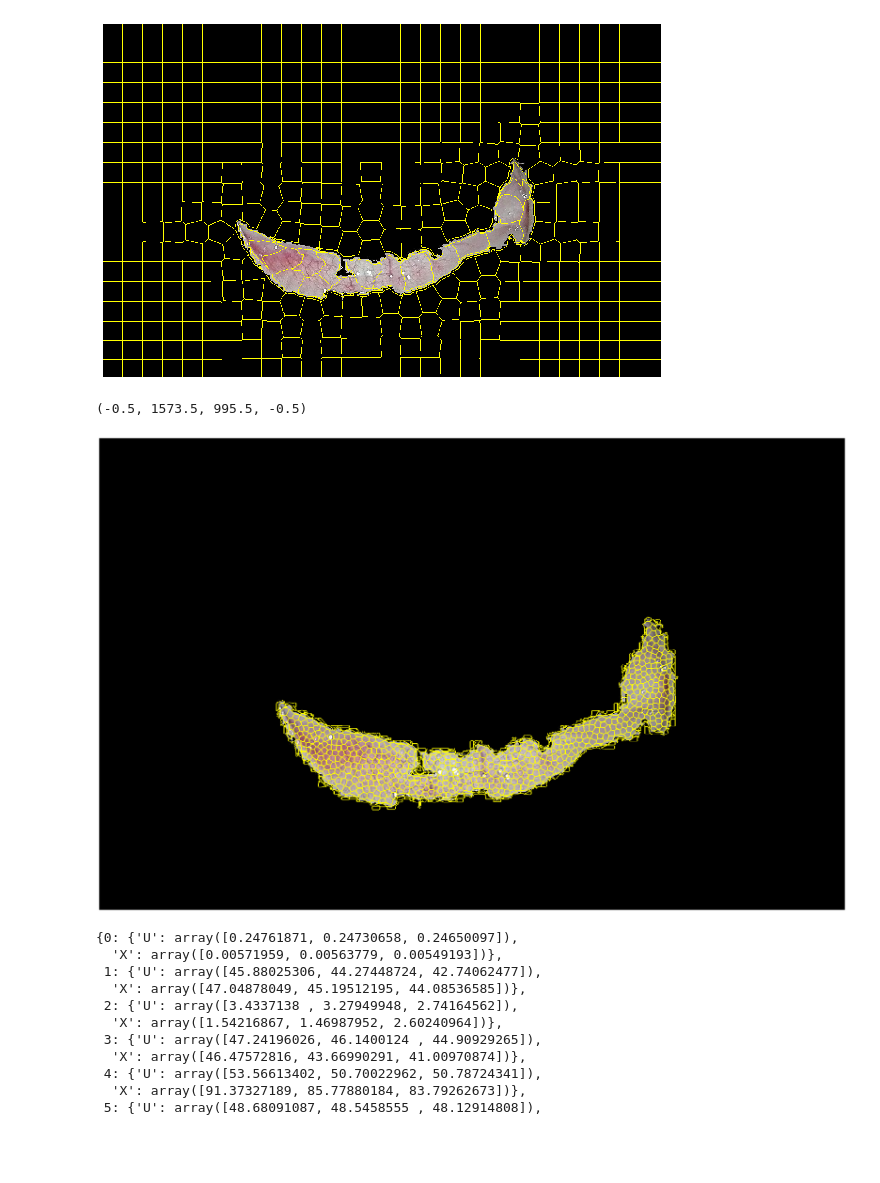
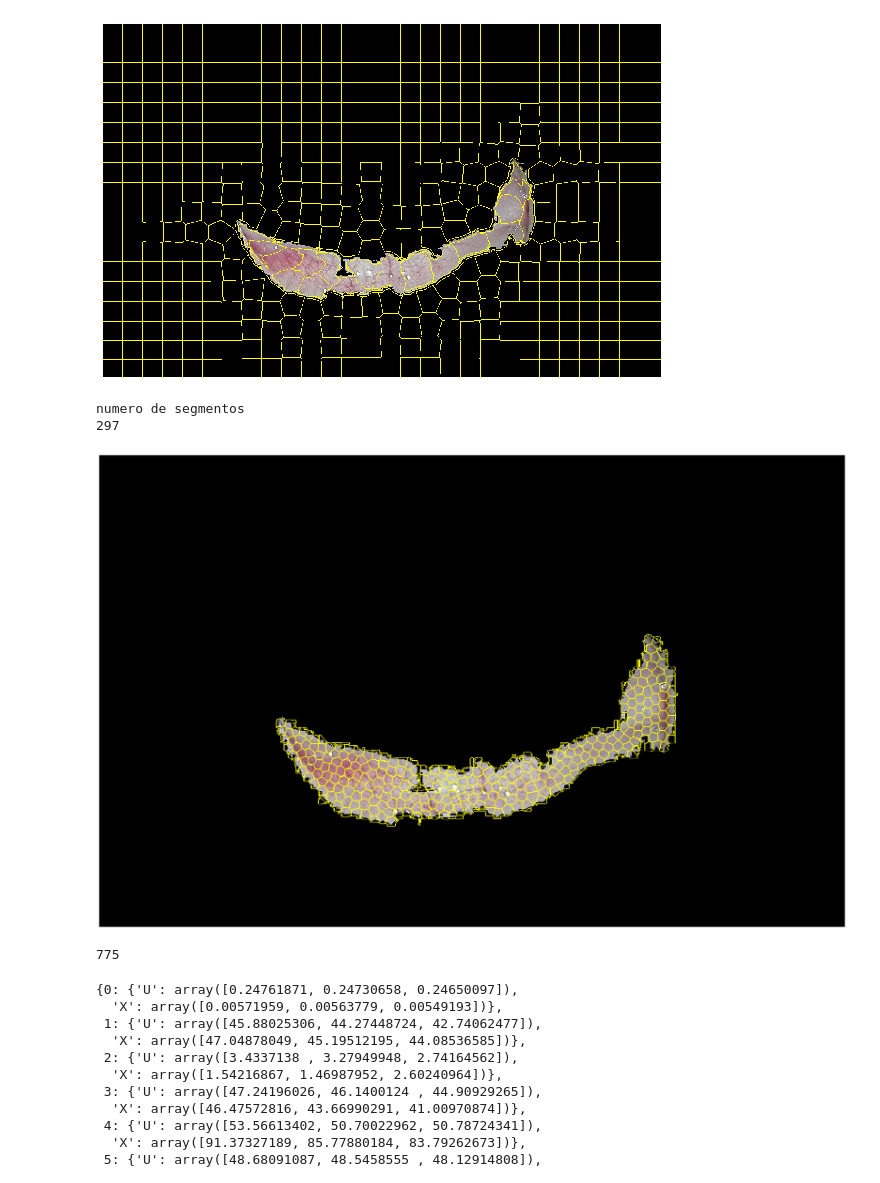
Before and after one commit to Abdigal1/LIIARPI_1, a Jupyter notebook: Slic_pipeline/SLIC_IMPLEMENTATION.ipynb, the cells around one changed output. Drawn from its saved outputs; the diff is of its cells as text; code cells hidden in the pictures; blank space fills up the shorter version.

Commit message:
Correcccion slic

```diff
--- a/Slic_pipeline/SLIC_IMPLEMENTATION.ipynb
+++ b/Slic_pipeline/SLIC_IMPLEMENTATION.ipynb
@@ -37,15 +37,37 @@ plt.axis("off")
 (-0.5, 1573.5, 995.5, -0.5)
 [figure]
 # %%
-m_slic = slic(img, n_segments=800,sigma=5,mask=mask1)
+#m_slic = slic(img, n_segments=20,sigma=5,mask=mask1)
+m_slic = slic(image=img,
+              n_segments=300,
+              compactness=10.0,
+              max_iter=20,
+              sigma=0,
+              spacing=None,
+              multichannel=True,
+              convert2lab=False,
+              enforce_connectivity=True,
+              min_size_factor=0.5,
+              max_size_factor=3,
+              slic_zero=True,
+              start_label=None,
+              mask=mask1)
 
 fig = plt.figure("Superpixels -- %d segments" % (500),figsize=(30,30))
 ax = fig.add_subplot(1, 1, 1)
 ax.imshow(mark_boundaries(img, m_slic))
 plt.axis("off")
+print("numero de segmentos")
+print(np.max(np.unique(m_slic)))
 # %% [output]
-(-0.5, 1573.5, 995.5, -0.5)
+numero de segmentos
+297
-[figure, old version]
+[figure, new version]
+# %%
+#m_slic
+np.max(np.unique(m_slic))
+# %% [output]
+775
 # %%
 RID=set(m_slic.flatten())
 f=np.zeros((img.shape[0],img.shape[1],4))
```
